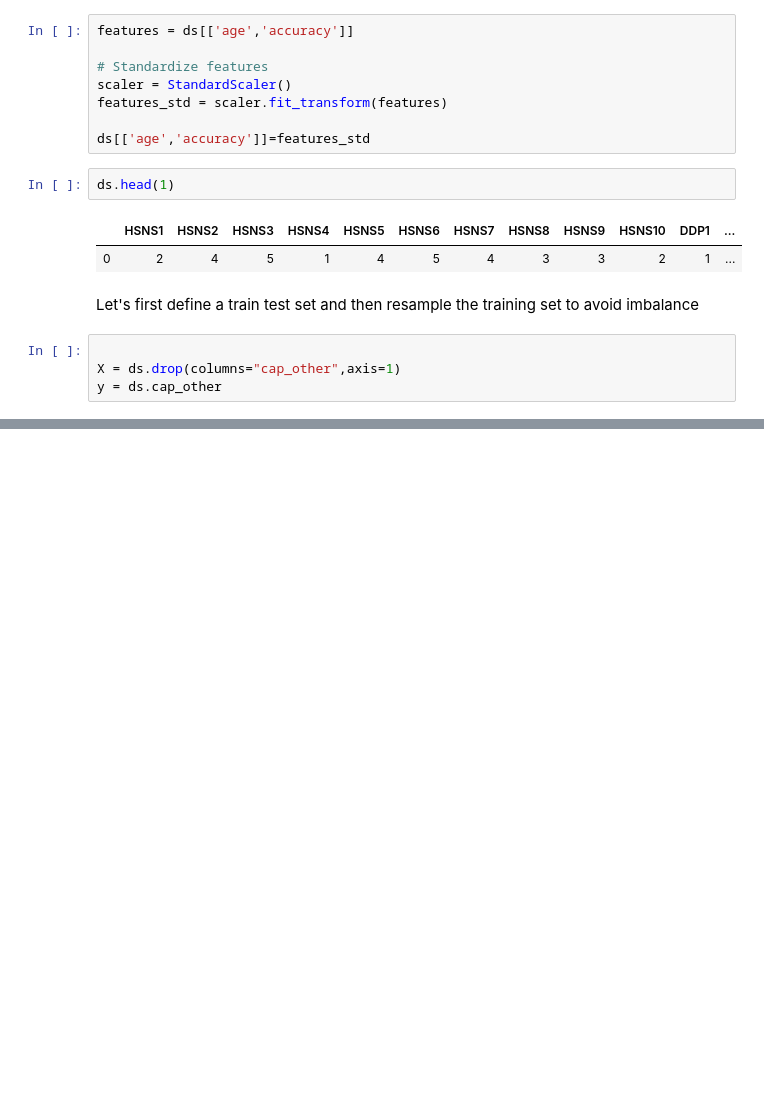
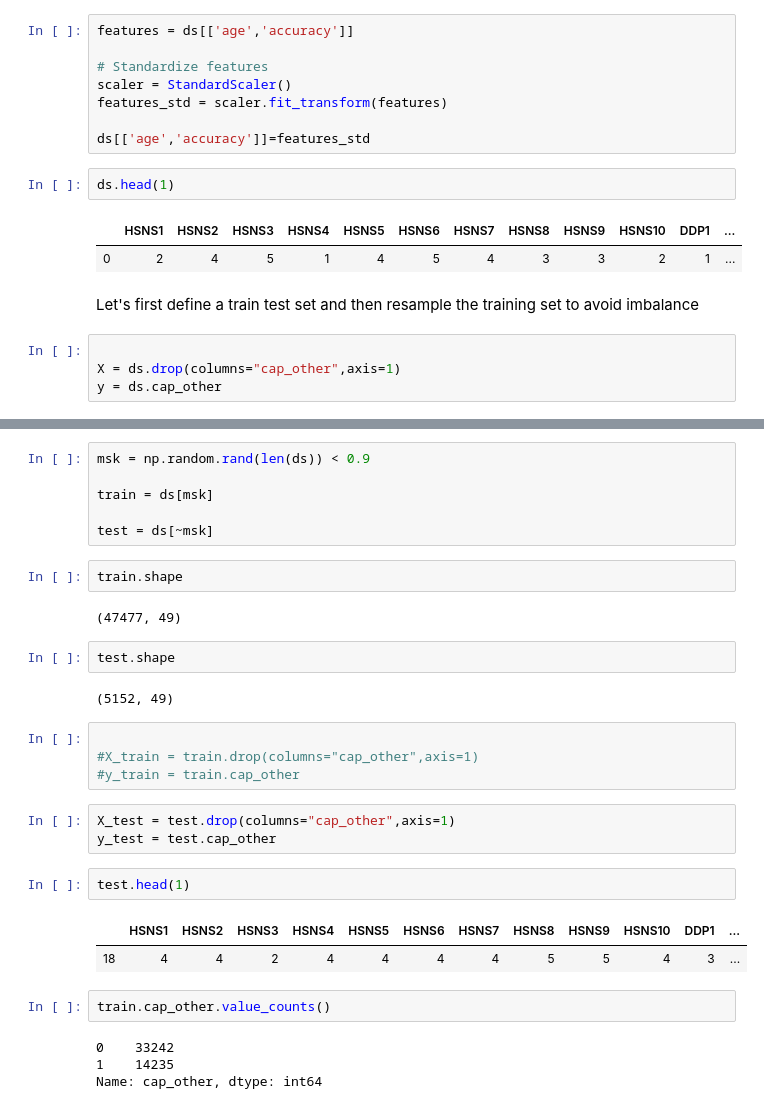
Before and after one commit to pengtianan/final-project, a Jupyter notebook: your-project/Supervised new y.ipynb, the cells around one changed output, grey strips where cells are left out. Saved outputs shown, nothing was run; the diff lists cells and outputs as text; blank space fills up the shorter version.

```diff
--- a/your-project/Supervised new y.ipynb
+++ b/your-project/Supervised new y.ipynb
@@ -77,0 +201,32 @@ X_train, X_test, y_train, y_test = train_test_split(X, y, test_size = 0.05, rand
+# %%
+msk = np.random.rand(len(ds)) < 0.9
+
+train = ds[msk]
+
+test = ds[~msk]
+# %%
+train.shape
+# %% [output]
+(47477, 49)
+# %%
+test.shape
+# %% [output]
+(5152, 49)
+# %%
+
+#X_train = train.drop(columns="cap_other",axis=1)
+#y_train = train.cap_other
+# %%
+X_test = test.drop(columns="cap_other",axis=1)
+y_test = test.cap_other
+# %%
+test.head(1)
+# %% [output]
+|  | HSNS1 | HSNS2 | HSNS3 | HSNS4 | HSNS5 | HSNS6 | HSNS7 | HSNS8 | HSNS9 | HSNS10 | DDP1 | ... |
+| 18 | 4 | 4 | 2 | 4 | 4 | 4 | 4 | 5 | 5 | 4 | 3 | ... |
+# %%
+train.cap_other.value_counts()
+# %% [output]
+0    33242
+1    14235
+Name: cap_other, dtype: int64
```
Also changed, not shown: parts of 28 cells of this notebook.
